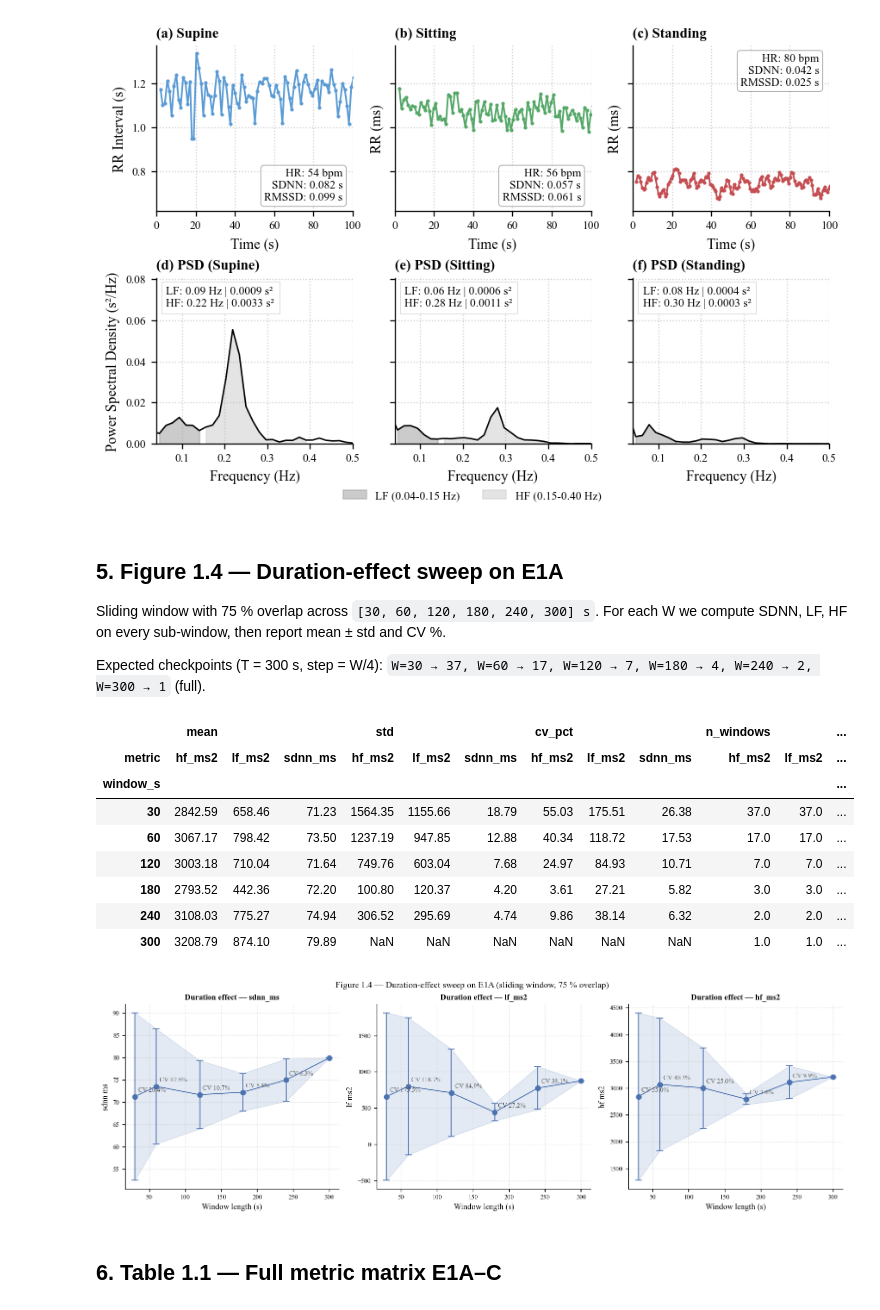
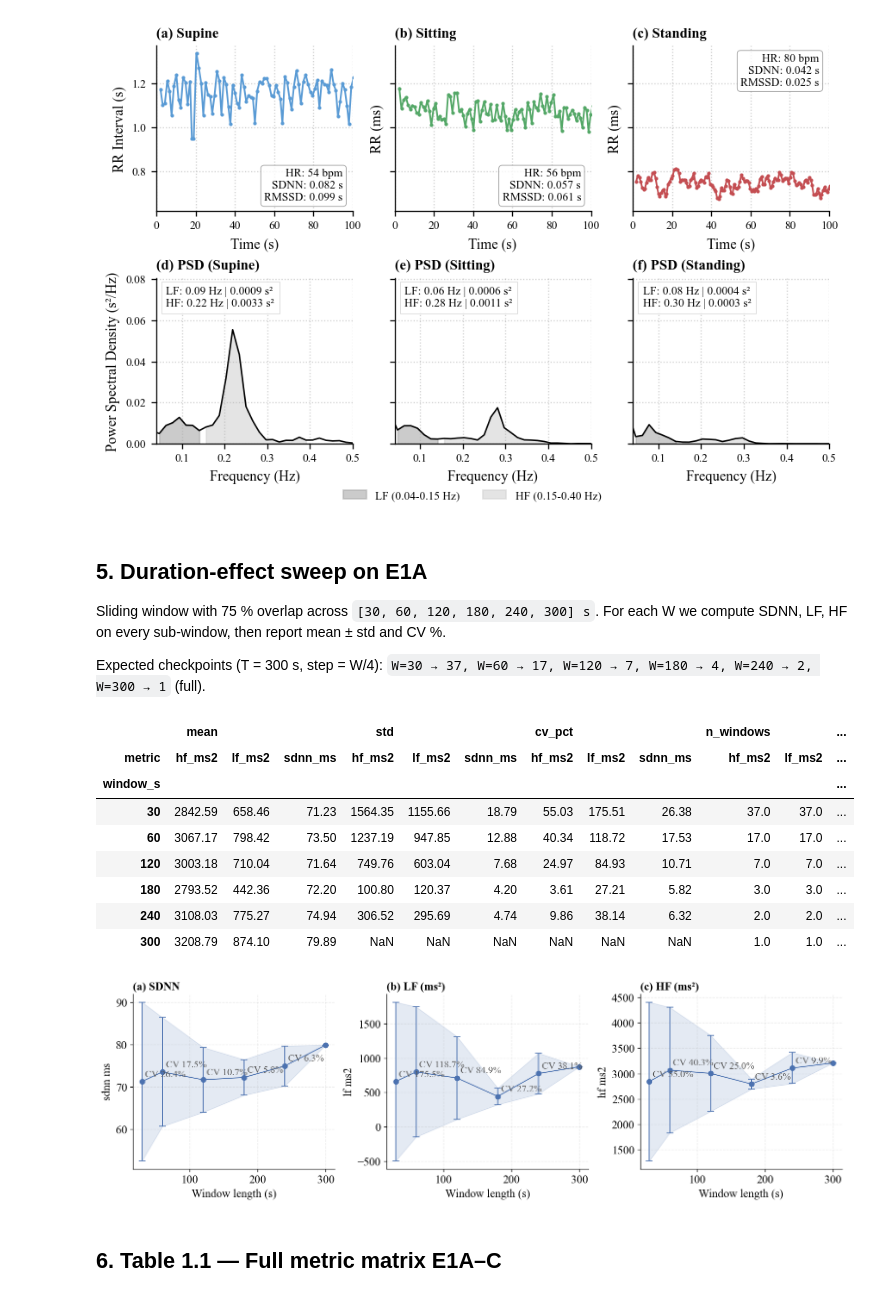
Before and after one commit to peienwu1216/hw5_ecg-analysis, a Jupyter notebook: notebooks/02_experiment_1.ipynb, the cells around one changed output. Cells and saved outputs as stored; diff of their text form; code cells hidden in the pictures.

```diff
--- a/notebooks/02_experiment_1.ipynb
+++ b/notebooks/02_experiment_1.ipynb
@@ -326,7 +326,7 @@ plt.show()
 # %% [output]
 [figure]
 # %% [markdown]
-## 5. Figure 1.4 — Duration-effect sweep on E1A
+## 5. Duration-effect sweep on E1A
 
 Sliding window with 75 % overlap across `[30, 60, 120, 180, 240, 300] s`.
 For each W we compute SDNN, LF, HF on every sub-window, then report
@@ -337,27 +337,25 @@ Expected checkpoints (T = 300 s, step = W/4):
 # %%
 r_e1a = results["E1A"]
 df_sweep = P.duration_effect_sweep(r_e1a.ecg_filt, fs=cfg.FS)
 display(df_sweep.pivot(index="window_s", columns="metric",
                        values=["mean","std","cv_pct","n_windows"]).round(2))
 
 fig = plt.figure(figsize=(13, 4))
-PL.plot_duration_sweep(df_sweep, metrics=("sdnn_ms", "lf_ms2", "hf_ms2"), fig=fig)
-fig.suptitle("Figure 1.4 — Duration-effect sweep on E1A (sliding window, 75 % overlap)",
-             y=1.02, fontsize=11)
+PL.plot_duration_sweep(df_sweep, metrics=("sdnn_ms", "lf_ms2", "hf_ms2"), fig=fig, fontsize=14)
 PL.save_figure(fig, "nb02_fig04_duration_effect.pdf")
 plt.show()
 df_sweep.to_csv(TBL_DIR / "e1a_duration_sweep.csv", index=False)
 # %% [output]
 |  | mean |  |  | std |  |  | cv_pct |  |  | n_windows |  | ... |
 | metric | hf_ms2 | lf_ms2 | sdnn_ms | hf_ms2 | lf_ms2 | sdnn_ms | hf_ms2 | lf_ms2 | sdnn_ms | hf_ms2 | lf_ms2 | ... |
 | window_s |  |  |  |  |  |  |  |  |  |  |  | ... |
 | 30 | 2842.59 | 658.46 | 71.23 | 1564.35 | 1155.66 | 18.79 | 55.03 | 175.51 | 26.38 | 37.0 | 37.0 | ... |
 | 60 | 3067.17 | 798.42 | 73.50 | 1237.19 | 947.85 | 12.88 | 40.34 | 118.72 | 17.53 | 17.0 | 17.0 | ... |
 | 120 | 3003.18 | 710.04 | 71.64 | 749.76 | 603.04 | 7.68 | 24.97 | 84.93 | 10.71 | 7.0 | 7.0 | ... |
 | 180 | 2793.52 | 442.36 | 72.20 | 100.80 | 120.37 | 4.20 | 3.61 | 27.21 | 5.82 | 3.0 | 3.0 | ... |
 | 240 | 3108.03 | 775.27 | 74.94 | 306.52 | 295.69 | 4.74 | 9.86 | 38.14 | 6.32 | 2.0 | 2.0 | ... |
 | 300 | 3208.79 | 874.10 | 79.89 | NaN | NaN | NaN | NaN | NaN | NaN | 1.0 | 1.0 | ... |
-[figure, old version]
+[figure, new version]
 # %% [markdown]
 ## 6. Table 1.1 — Full metric matrix E1A–C
 # %%
```
Also changed, not shown: parts of 3 cells of this notebook, 26 other files.
